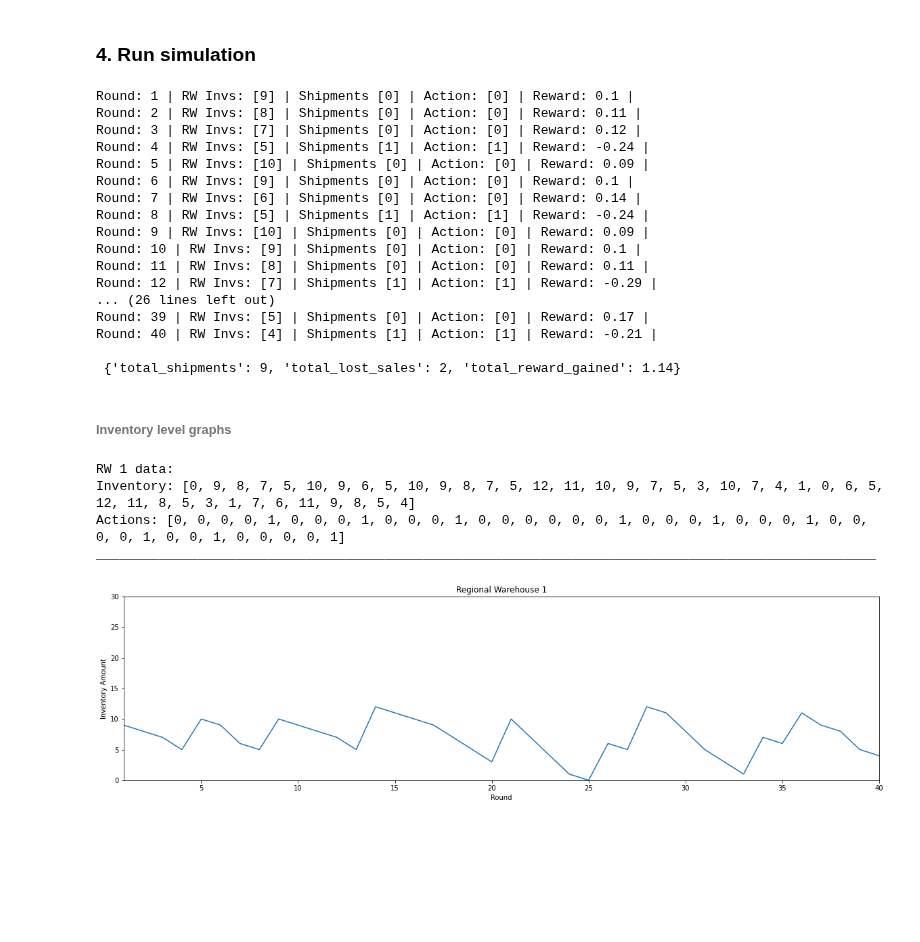
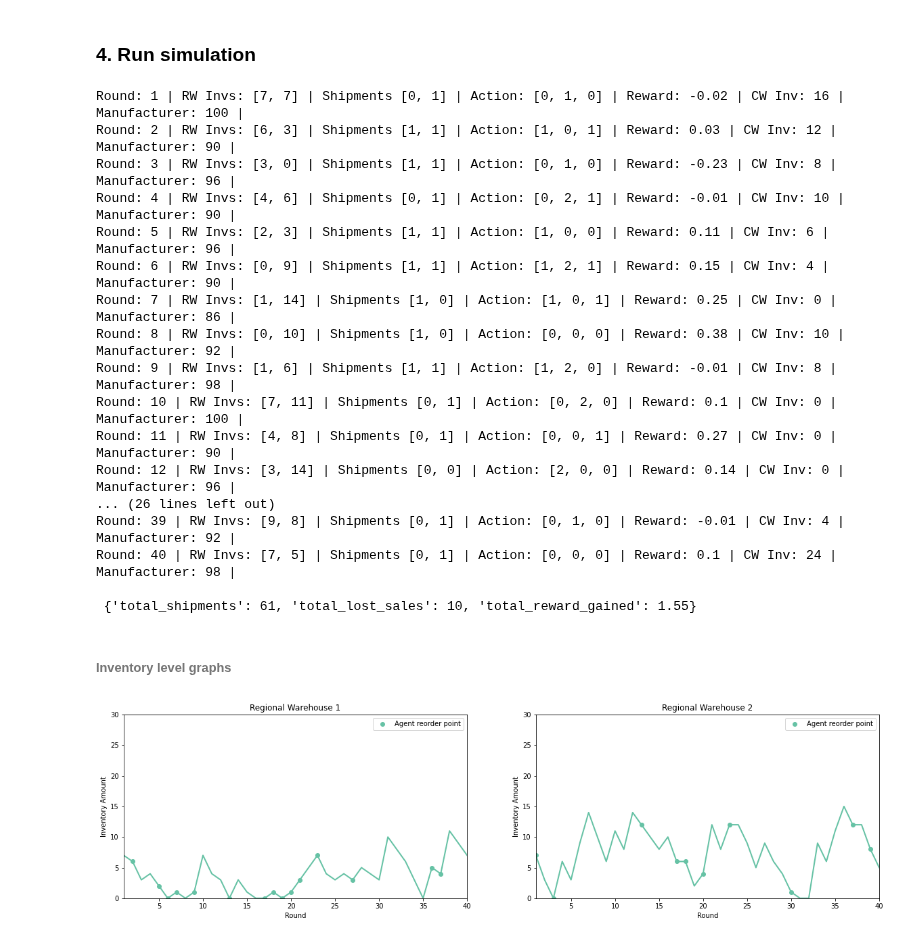
Before and after one commit to PatrickSinger99/ReinforcementLearningInventoryManagement, a Jupyter notebook: 5_stochastic_params_and_priorisation/main.ipynb, the cells around one changed output. Cells and saved outputs as stored; diff of their text form; code cells hidden in the pictures; blank space fills up the shorter version.

```diff
--- a/5_stochastic_params_and_priorisation/main.ipynb
+++ b/5_stochastic_params_and_priorisation/main.ipynb
@@ -16,19 +17,20 @@ from rl_environment import Environment
 # %% [markdown]
 #### Parameters for Simulation
 # %%
-number_of_regional_warehouses = 1
+number_of_regional_warehouses = 2
 max_inventory_amount_regional_warehouses = 30
 max_inventory_amount_central_warehouse = 60
-customer_demand_per_step = [2,2,3]  # List needs one entry per regional warehouse
+customer_demand_per_step = [2,3,3]  # List needs one entry per regional warehouse
 simulation_length = 40
 lead_time = 2
-shipment_amount = [8]  # Regarding regional warehouses
-with_manufacturer = False
+shipment_amount = [4, 8]  # Regarding regional warehouses
+with_manufacturer = True
 cw_shipment_amount = 10  # Regarding central warehosue
-manufacturer_prod_capacity_per_step = 5
+manufacturer_prod_capacity_per_step = 6
 shipment_var_cost_per_unit = 0.02
 shipment_fixed_cost = .25  # Reward penalty
 inventory_holding_cost_multiplier = 1 # Standard = 1; Can be lowered; Not higher that 1
+cw_inventory_holding_cost_multiplier = .5
 demand_fluctuation = 1
 lead_time_fluctuation = 1
 # %% [markdown]
@@ -56,6 +58,7 @@ env = Environment(number_of_regional_wh = number_of_regional_warehouses,
                   shipment_var_cost_per_unit = shipment_var_cost_per_unit,
                   shipment_fixed_cost = shipment_fixed_cost,
                   inventory_holding_cost_multiplier = inventory_holding_cost_multiplier,
+                  cw_inventory_holding_cost_multiplier = cw_inventory_holding_cost_multiplier,
                   demand_fluctuation = demand_fluctuation,
                   lead_time_fluctuation = lead_time_fluctuation
                  )
@@ -134,17 +157,6 @@ plt.show()
 # Reset environment for simulation
 state = env.reset()
 done = False
-
-# Graph data
-inventory_levels = {}
-for rw_id in env.simulation.get_regional_warehouses():
-    inventory_levels[rw_id] = [0]
-
-cw_inventory_level = []
-
-actions = {}
-for rw_id in env.simulation.get_regional_warehouses():
-    actions[rw_id] = [0]
 
 # Run simulation with model
 while not done:
@@ -156,15 +168,18 @@ while not done:
     for inv in info["RW Invs:"]:
         inventory_levels[i].append(inv)
         i += 1
+
+    i = 1
+    for act in info["Action:"][0:len(env.simulation.get_regional_warehouses())]:
+        actions[i].append(act)
+        i += 1
+
     try:
         cw_inventory_level.append(info["CW Inv:"])
+        cw_actions.append(info["Action:"][-1])
+        manufacturer_inventory.append(info["Manufacturer:"])
     except:
         pass
-
-    i = 1
-    for act in info["Action:"]:
-        actions[i].append(act)
-        i += 1
 
     # print(env.simulation.print_state())
     for i in info:
@@ -173,52 +188,50 @@ while not done:
 
 print("\n", env.evaluation_parameters())
 # %% [output]
-Round: 1 | RW Invs: [9] | Shipments [0] | Action: [0] | Reward: 0.1 |
-Round: 2 | RW Invs: [8] | Shipments [0] | Action: [0] | Reward: 0.11 |
-Round: 3 | RW Invs: [7] | Shipments [0] | Action: [0] | Reward: 0.12 |
-Round: 4 | RW Invs: [5] | Shipments [1] | Action: [1] | Reward: -0.24 |
-Round: 5 | RW Invs: [10] | Shipments [0] | Action: [0] | Reward: 0.09 |
-Round: 6 | RW Invs: [9] | Shipments [0] | Action: [0] | Reward: 0.1 |
-Round: 7 | RW Invs: [6] | Shipments [0] | Action: [0] | Reward: 0.14 |
-Round: 8 | RW Invs: [5] | Shipments [1] | Action: [1] | Reward: -0.24 |
-Round: 9 | RW Invs: [10] | Shipments [0] | Action: [0] | Reward: 0.09 |
-Round: 10 | RW Invs: [9] | Shipments [0] | Action: [0] | Reward: 0.1 |
-Round: 11 | RW Invs: [8] | Shipments [0] | Action: [0] | Reward: 0.11 |
-Round: 12 | RW Invs: [7] | Shipments [1] | Action: [1] | Reward: -0.29 |
+Round: 1 | RW Invs: [7, 7] | Shipments [0, 1] | Action: [0, 1, 0] | Reward: -0.02 | CW Inv: 16 | Manufacturer: 100 |
+Round: 2 | RW Invs: [6, 3] | Shipments [1, 1] | Action: [1, 0, 1] | Reward: 0.03 | CW Inv: 12 | Manufacturer: 90 |
+Round: 3 | RW Invs: [3, 0] | Shipments [1, 1] | Action: [0, 1, 0] | Reward: -0.23 | CW Inv: 8 | Manufacturer: 96 |
+Round: 4 | RW Invs: [4, 6] | Shipments [0, 1] | Action: [0, 2, 1] | Reward: -0.01 | CW Inv: 10 | Manufacturer: 90 |
+Round: 5 | RW Invs: [2, 3] | Shipments [1, 1] | Action: [1, 0, 0] | Reward: 0.11 | CW Inv: 6 | Manufacturer: 96 |
+Round: 6 | RW Invs: [0, 9] | Shipments [1, 1] | Action: [1, 2, 1] | Reward: 0.15 | CW Inv: 4 | Manufacturer: 90 |
+Round: 7 | RW Invs: [1, 14] | Shipments [1, 0] | Action: [1, 0, 1] | Reward: 0.25 | CW Inv: 0 | Manufacturer: 86 |
+Round: 8 | RW Invs: [0, 10] | Shipments [1, 0] | Action: [0, 0, 0] | Reward: 0.38 | CW Inv: 10 | Manufacturer: 92 |
+Round: 9 | RW Invs: [1, 6] | Shipments [1, 1] | Action: [1, 2, 0] | Reward: -0.01 | CW Inv: 8 | Manufacturer: 98 |
+Round: 10 | RW Invs: [7, 11] | Shipments [0, 1] | Action: [0, 2, 0] | Reward: 0.1 | CW Inv: 0 | Manufacturer: 100 |
+Round: 11 | RW Invs: [4, 8] | Shipments [0, 1] | Action: [0, 0, 1] | Reward: 0.27 | CW Inv: 0 | Manufacturer: 90 |
+Round: 12 | RW Invs: [3, 14] | Shipments [0, 0] | Action: [2, 0, 0] | Reward: 0.14 | CW Inv: 0 | Manufacturer: 96 |
 ... (26 lines left out)
-Round: 39 | RW Invs: [5] | Shipments [0] | Action: [0] | Reward: 0.17 |
-Round: 40 | RW Invs: [4] | Shipments [1] | Action: [1] | Reward: -0.21 |
+Round: 39 | RW Invs: [9, 8] | Shipments [0, 1] | Action: [0, 1, 0] | Reward: -0.01 | CW Inv: 4 | Manufacturer: 92 |
+Round: 40 | RW Invs: [7, 5] | Shipments [0, 1] | Action: [0, 0, 0] | Reward: 0.1 | CW Inv: 24 | Manufacturer: 98 |
 
- {'total_shipments': 9, 'total_lost_sales': 2, 'total_reward_gained': 1.14}
+ {'total_shipments': 61, 'total_lost_sales': 10, 'total_reward_gained': 1.55}
 # %% [markdown]
 ###### Inventory level graphs
 # %%
 # Plot inventories of regional warehouses
 
+reorder_marker = mlines.Line2D([],[], color='#66C2A5', marker='o', linestyle='None', label="Agent reorder point")
 plt.rcParams["figure.figsize"] = (20, 5)
 
 for rw_id in inventory_levels:
     plt.subplot(1, number_of_regional_warehouses, rw_id)
-    plt.plot(inventory_levels[rw_id])
+    plt.plot(inventory_levels[rw_id], "-bo", markevery=convert_to_marker_pos(actions[rw_id]), color="#66C2A5", linewidth=2)
+    plt.legend(handles=[reorder_marker])
     plt.title("Regional Warehouse " + str(rw_id))
     plt.ylim(0, max_inventory_amount_regional_warehouses)
     plt.xlim(1, simulation_length)
     plt.ylabel("Inventory Amount")
     plt.xlabel("Round")
 
-    if True:
+    if False:
         print("RW", rw_id, "data:")
         print("Inventory:", inventory_levels[rw_id])
         print("Actions:", actions[rw_id])
         print("_"*100)
 
 plt.show()
 # %% [output]
-RW 1 data:
-Inventory: [0, 9, 8, 7, 5, 10, 9, 6, 5, 10, 9, 8, 7, 5, 12, 11, 10, 9, 7, 5, 3, 10, 7, 4, 1, 0, 6, 5, 12, 11, 8, 5, 3, 1, 7, 6, 11, 9, 8, 5, 4]
-Actions: [0, 0, 0, 0, 1, 0, 0, 0, 1, 0, 0, 0, 1, 0, 0, 0, 0, 0, 0, 1, 0, 0, 0, 1, 0, 0, 0, 1, 0, 0, 0, 0, 1, 0, 0, 1, 0, 0, 0, 0, 1]
-____________________________________________________________________________________________________
-[figure, old version]
+[figure, new version]
 # %%
 # Plot central warehouse inventory (Only display if simulated by adding a manufacturer)
 if len(cw_inventory_level) != 0:
```
Also changed, not shown: parts of 6 cells of this notebook, 3 other files.
